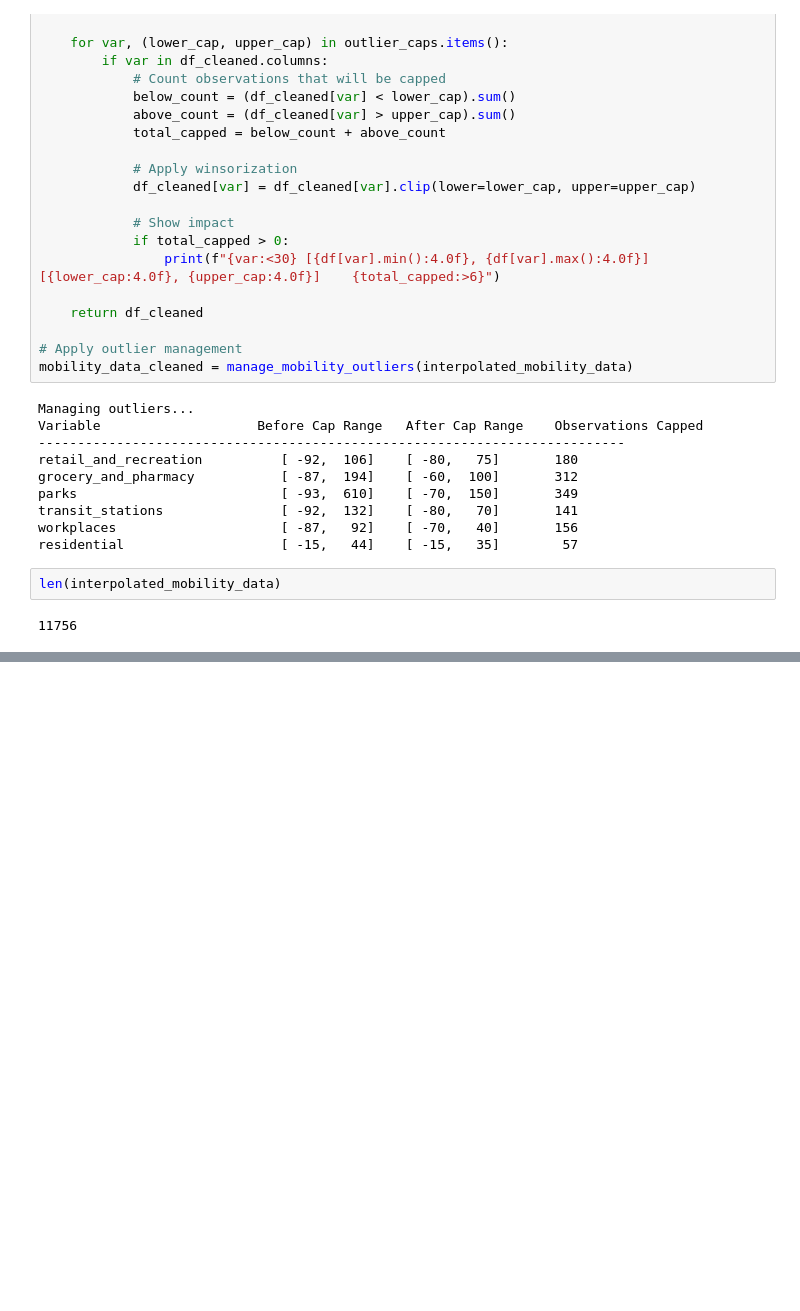
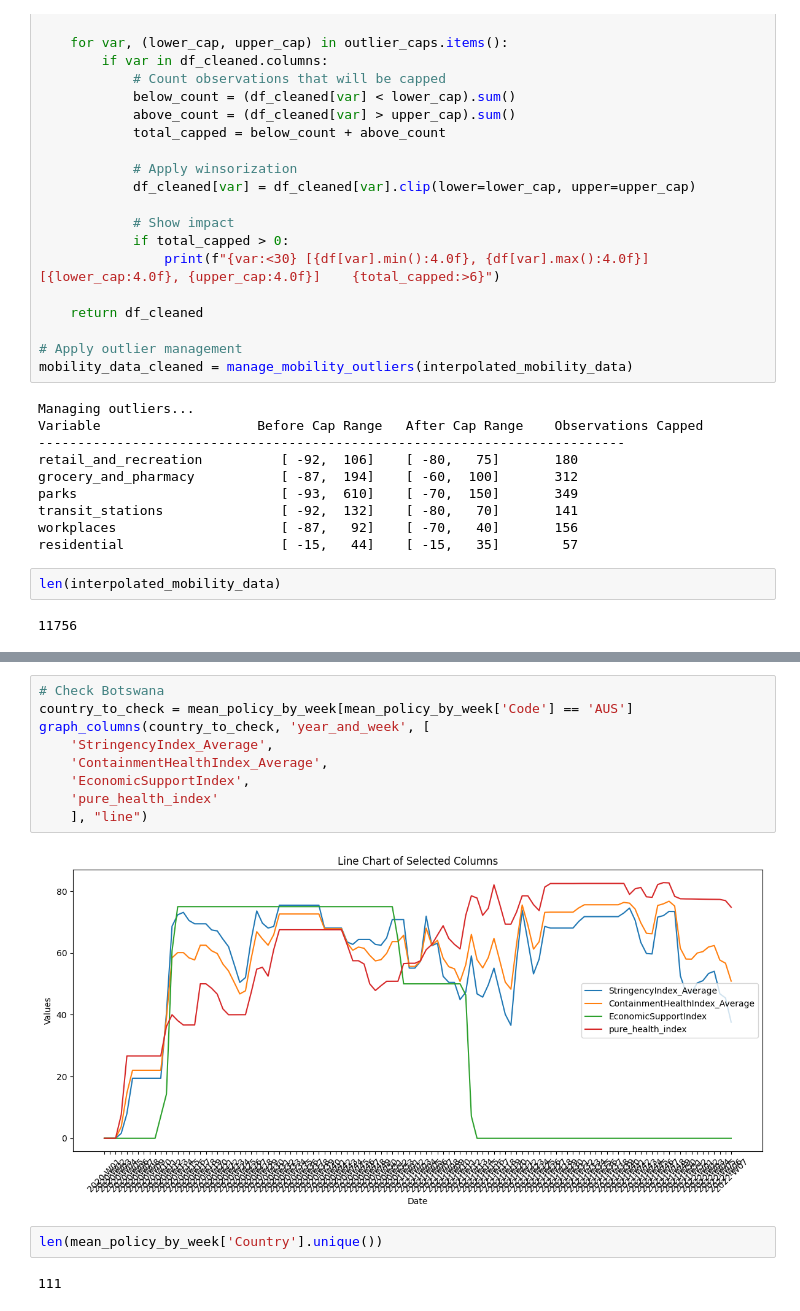
Before and after one commit to biogear13/country-factors-mobility, a Jupyter notebook: data_cleaning_and_feature_selection.ipynb, the cells around one changed output, grey strips where cells are left out. Cells and saved outputs as stored; diff of their text form; blank space fills up the shorter version.

```diff
--- a/data_cleaning_and_feature_selection.ipynb
+++ b/data_cleaning_and_feature_selection.ipynb
@@ -1442,0 +1789,15 @@ residential - 1st percentile: -10.00, 1st quartile:1.00, median:6.00, 3rd quarti
+# %%
+# Check Botswana
+country_to_check = mean_policy_by_week[mean_policy_by_week['Code'] == 'AUS']
+graph_columns(country_to_check, 'year_and_week', [
+    'StringencyIndex_Average',
+    'ContainmentHealthIndex_Average',
+    'EconomicSupportIndex',
+    'pure_health_index'
+    ], "line")
+# %% [output]
+[figure, added]
+# %%
+len(mean_policy_by_week['Country'].unique())
+# %% [output]
+111
```
Also changed, not shown: parts of 43 cells of this notebook, 5 other files.
